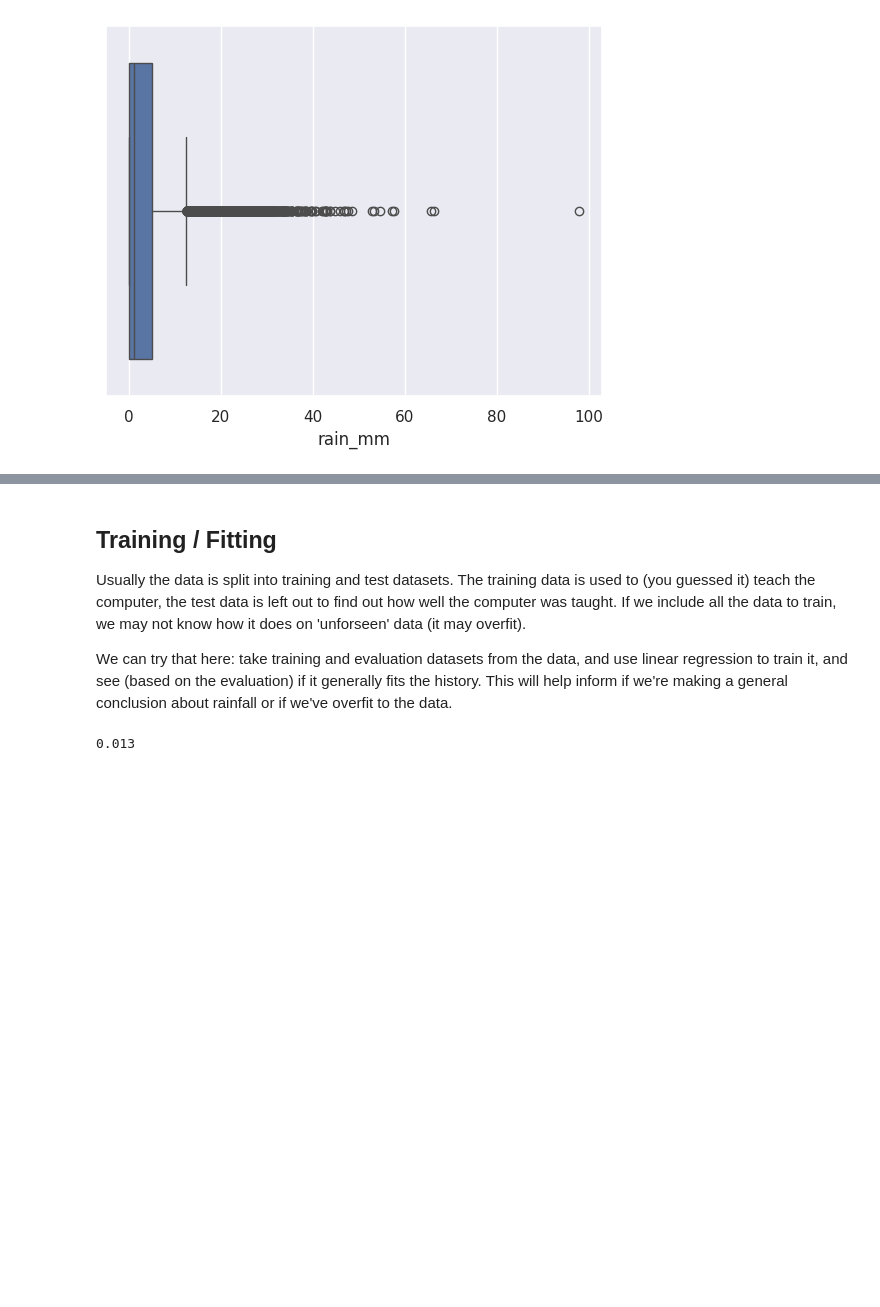
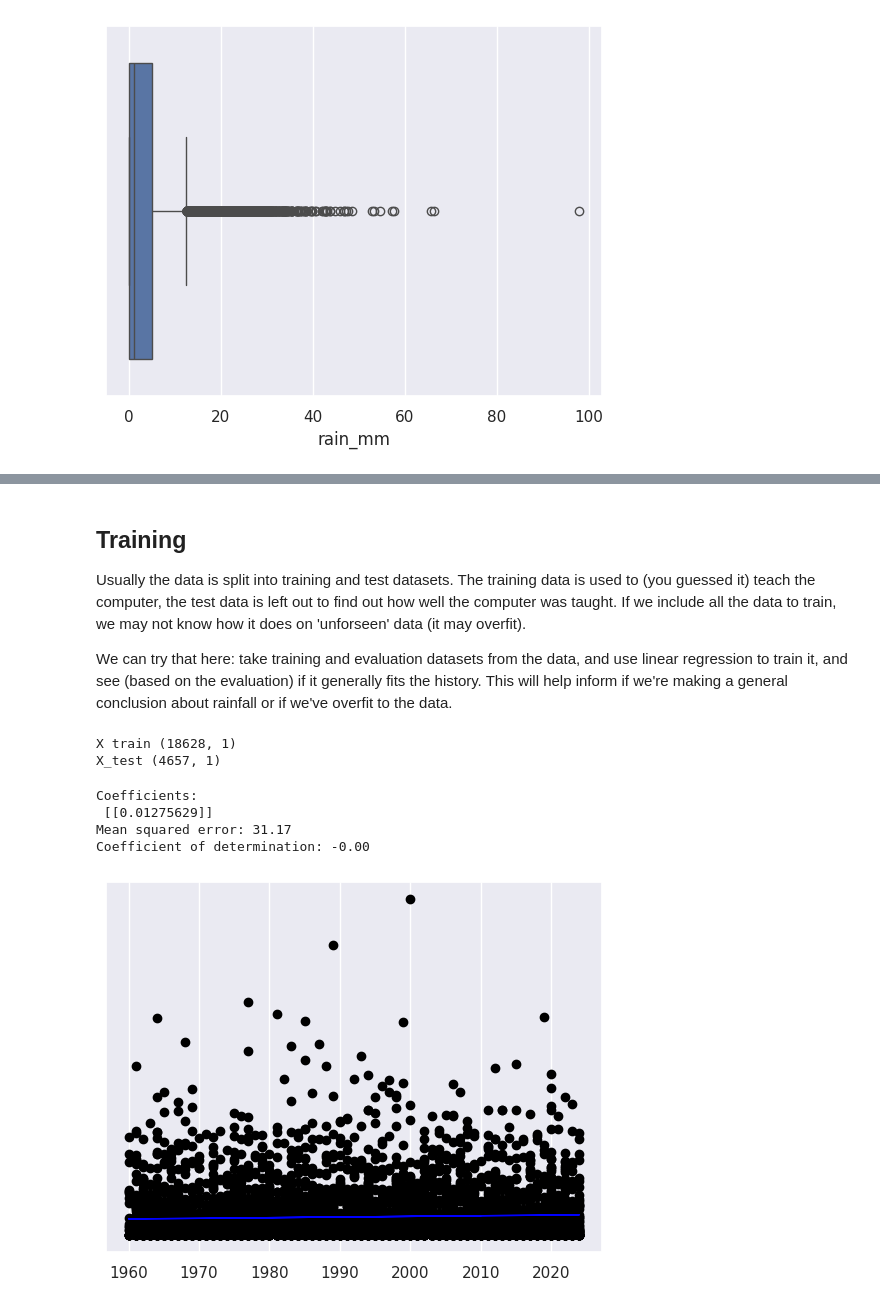
Before and after one commit to jporcenaluk/ai-crash-course, a Jupyter notebook: src/costelloe_fishery.ipynb, the cells around one changed output, grey strips where cells are left out. Saved outputs shown, nothing was run; the diff lists cells and outputs as text; code cells hidden in the pictures; blank space fills up the shorter version.

Commit message:
example of prediction

```diff
--- a/src/costelloe_fishery.ipynb
+++ b/src/costelloe_fishery.ipynb
@@ -117,19 +91,8 @@ sns.scatterplot(data=month_df, x="rain_mm", y="date_year");
+# %%
+df["year"] = df["date"].dt.year
 # %% [markdown]
-## Training / Fitting
+## Training
 
 Usually the data is split into training and test datasets. The training data is used to (you guessed it) teach the computer, the test data is left out to find out how well the computer was taught. If we include all the data to train, we may not know how it does on 'unforseen' data (it may overfit).
 
 We can try that here: take training and evaluation datasets from the data, and use linear regression to train it, and see (based on the evaluation) if it generally fits the history. This will help inform if we're making a general conclusion about rainfall or if we've overfit to the data.
-# %%
-# Use Linear Regression
-## Resources
-# https://scikit-learn.org/dev/modules/generated/sklearn.linear_model.LinearRegression.html
-from sklearn.linear_model import LinearRegression
-
-X = month_df[["date_year"]]
-y = month_df[["rain_mm"]]
-reg = LinearRegression().fit(X=X, y=y)
-
-round(reg.score(X, y), 3)
-# %% [output]
-0.013
@@ -137,0 +99,52 @@ round(reg.score(X, y), 3)
+# %%
+# Use Linear Regression
+## Resources
+# https://scikit-learn.org/dev/modules/generated/sklearn.linear_model.LinearRegression.html
+# https://scikit-learn.org/dev/modules/generated/sklearn.model_selection.train_test_split.html
+
+from sklearn.linear_model import LinearRegression
+from sklearn.model_selection import train_test_split
+
+# splint into training and test dataset
+X_train, X_test, y_train, y_test = train_test_split(df[["year"]], df[["rain_mm"]], shuffle=True, train_size=0.8)
+print("X train", X_train.shape)
+print("X_test", X_test.shape)
+# %% [output]
+X train (18628, 1)
+X_test (4657, 1)
+# %%
+from sklearn.metrics import mean_squared_error, r2_score
+
+## Resources:
+# https://www.scribbr.com/statistics/coefficient-of-determination/#:~:text=The%20coefficient%20of%20determination%20(R%C2%B2)%20is%20a%20number%20between%200,predicted%20by%20the%20statistical%20model.
+
+# train
+reg = LinearRegression().fit(X=X_train, y=y_train)
+
+# predict
+y_pred = reg.predict(X_test)
+
+# The coefficients
+print("Coefficients: \n", reg.coef_)
+# The mean squared error
+print("Mean squared error: %.2f" % mean_squared_error(y_test, y_pred))
+# The coefficient of determination: 1 is perfect prediction
+print("Coefficient of determination: %.2f" % r2_score(y_test, y_pred))
+# %% [output]
+Coefficients:
+ [[0.01275629]]
+Mean squared error: 31.17
+Coefficient of determination: -0.00
+# %%
+# Plot outputs
+import matplotlib.pyplot as plt
+
+plt.scatter(X_test, y_test, color="black")
+plt.plot(X_test, y_pred, color="blue", linewidth=1)
+
+plt.xticks(label="year")
+plt.yticks(())
+
+plt.show()
+# %% [output]
+[figure, added]
```
Also changed, not shown: parts of 6 cells of this notebook.
